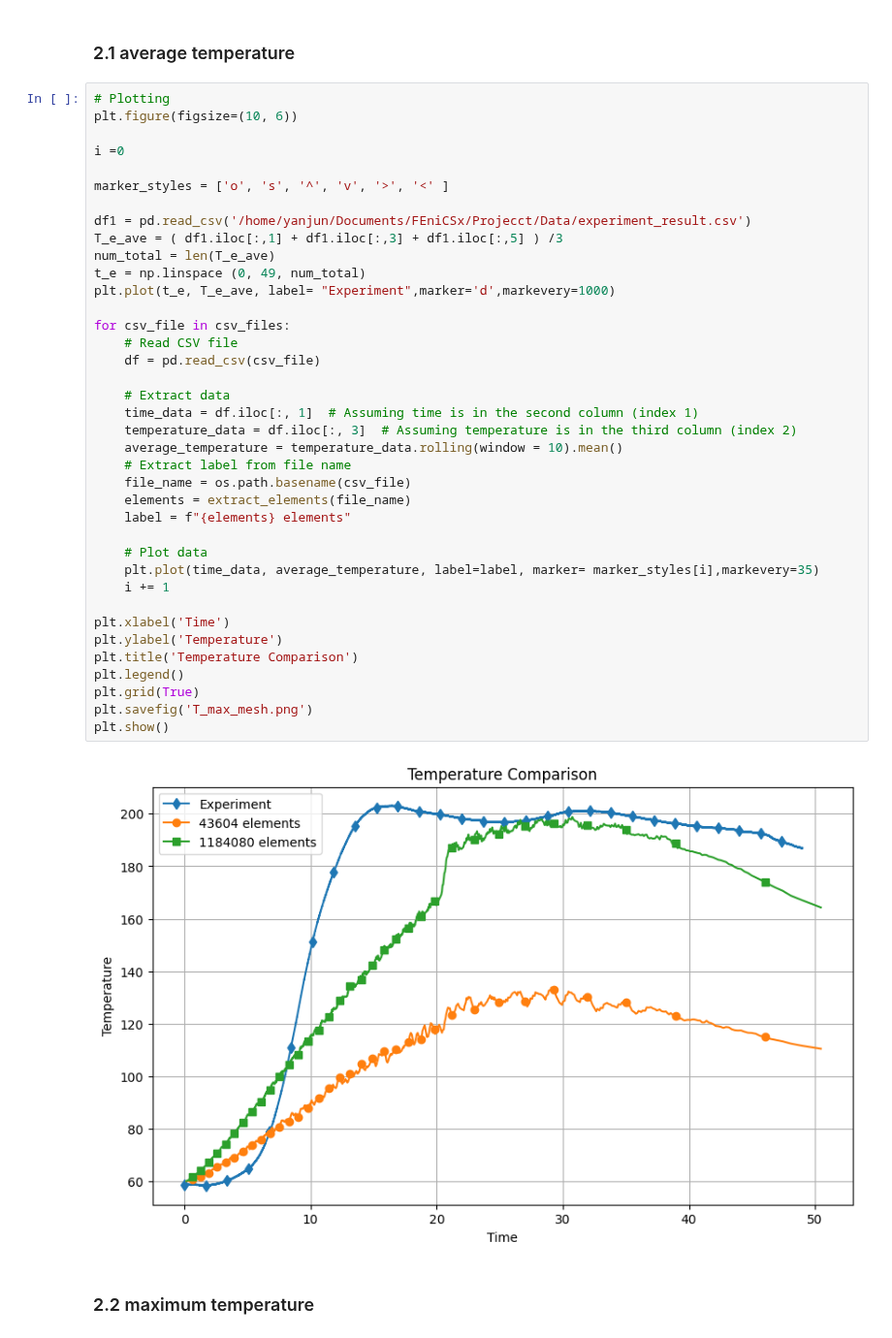
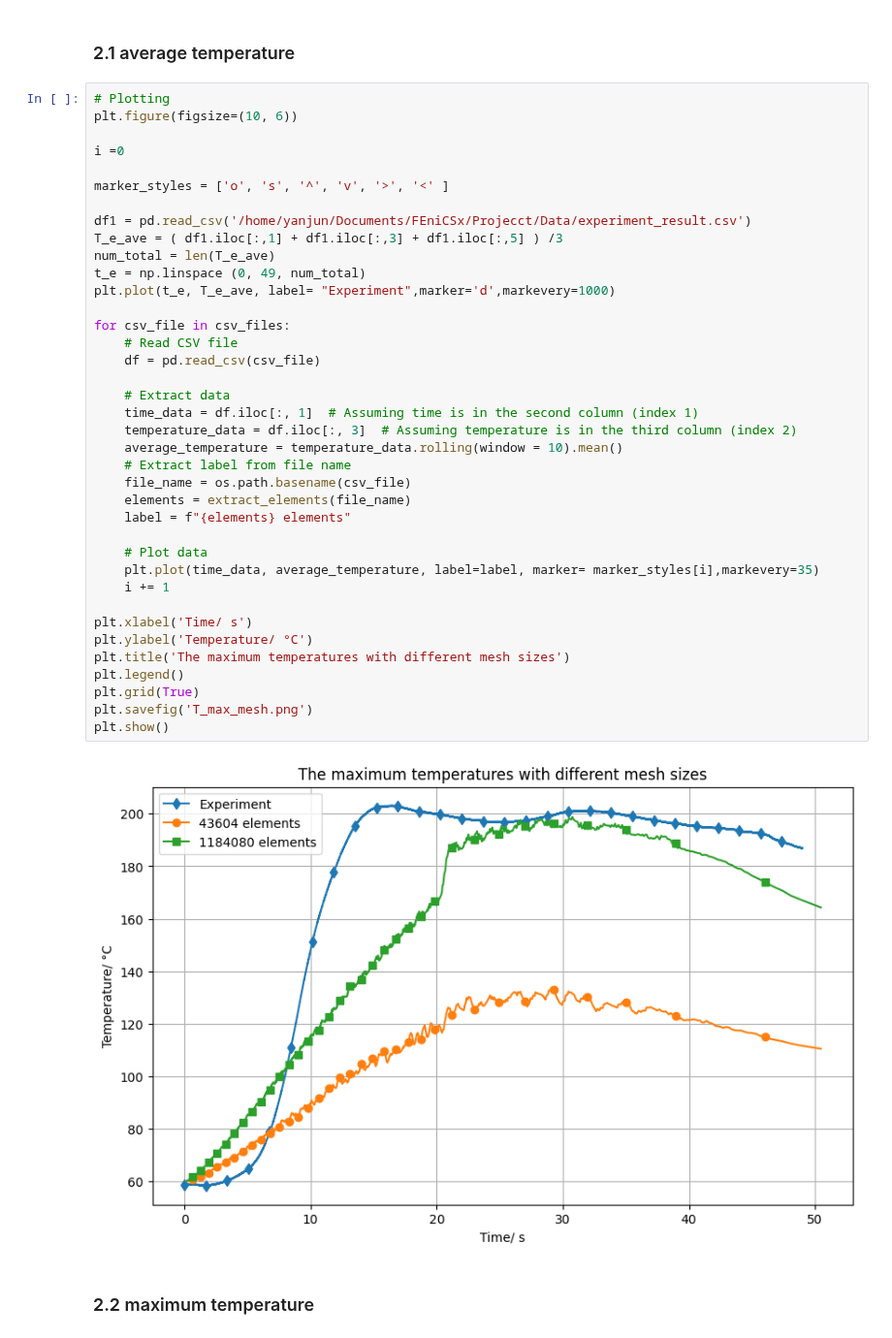
Before and after one commit to yanjun96/thermal_mechanics_fenicsx, a Jupyter notebook: Projecct/Data/new_pressure/data_analysis.ipynb, the cells around one changed output. Shown at 97% size. Saved outputs shown, nothing was run; the diff lists cells and outputs as text.

```diff
--- a/Projecct/Data/new_pressure/data_analysis.ipynb
+++ b/Projecct/Data/new_pressure/data_analysis.ipynb
@@ -199,37 +199,37 @@ i =0
 marker_styles = ['o', 's', '^', 'v', '>', '<' ]
 
 df1 = pd.read_csv('/home/yanjun/Documents/FEniCSx/Projecct/Data/experiment_result.csv')
 T_e_ave = ( df1.iloc[:,1] + df1.iloc[:,3] + df1.iloc[:,5] ) /3
 num_total = len(T_e_ave)
 t_e = np.linspace (0, 49, num_total)
 plt.plot(t_e, T_e_ave, label= "Experiment",marker='d',markevery=1000)
 
 for csv_file in csv_files:
     # Read CSV file
     df = pd.read_csv(csv_file)
 
     # Extract data
     time_data = df.iloc[:, 1]  # Assuming time is in the second column (index 1)
     temperature_data = df.iloc[:, 3]  # Assuming temperature is in the third column (index 2)
     average_temperature = temperature_data.rolling(window = 10).mean()
     # Extract label from file name
     file_name = os.path.basename(csv_file)
     elements = extract_elements(file_name)
     label = f"{elements} elements"
 
     # Plot data
     plt.plot(time_data, average_temperature, label=label, marker= marker_styles[i],markevery=35)
     i += 1
 
-plt.xlabel('Time')
-plt.ylabel('Temperature')
-plt.title('Temperature Comparison')
+plt.xlabel('Time/ s')
+plt.ylabel('Temperature/ °C')
+plt.title('The maximum temperatures with different mesh sizes')
 plt.legend()
 plt.grid(True)
 plt.savefig('T_max_mesh.png')
 plt.show()
 # %% [output]
-[figure, old version]
+[figure, new version]
 # %% [markdown]
 ### 2.2 maximum temperature
 # %% [markdown]
```
Also changed, not shown: parts of 4 cells of this notebook, 5 other files.
